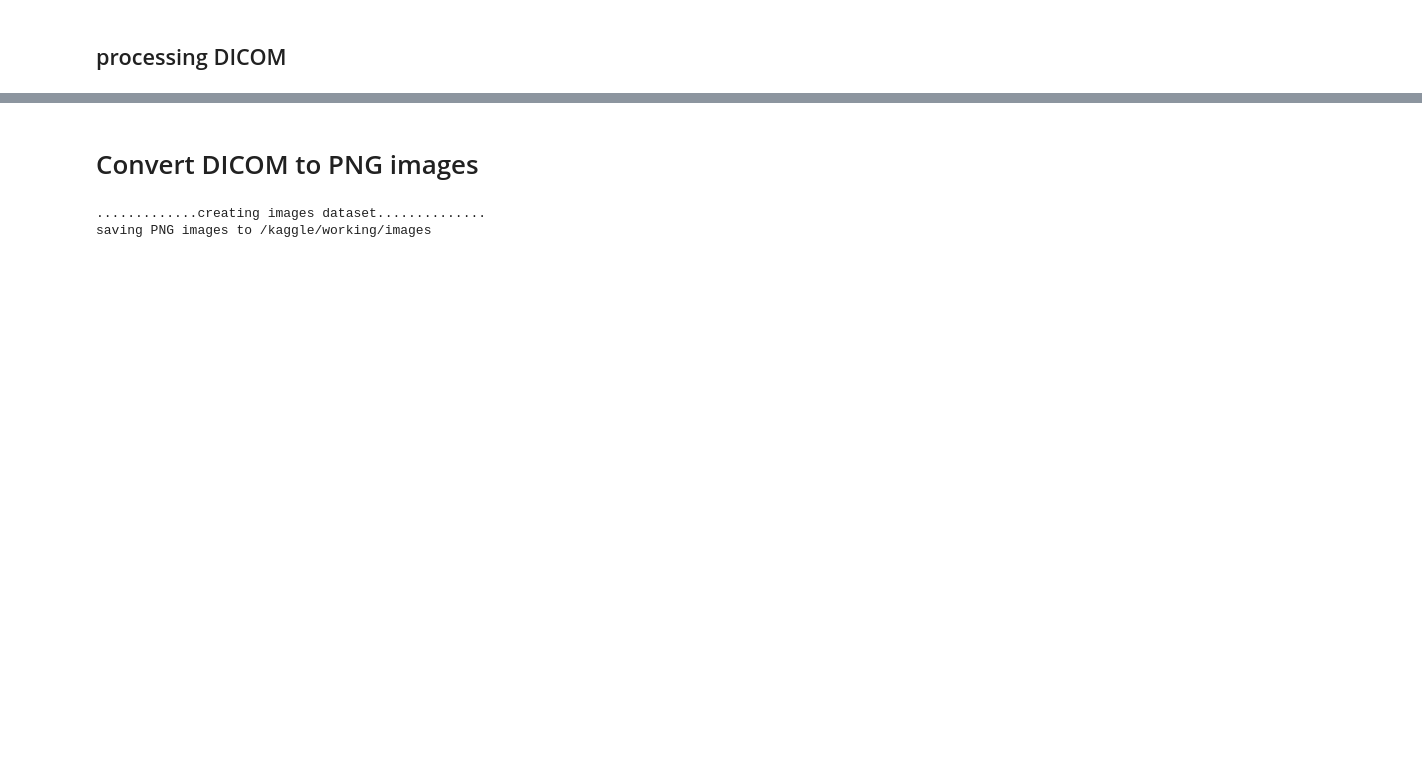
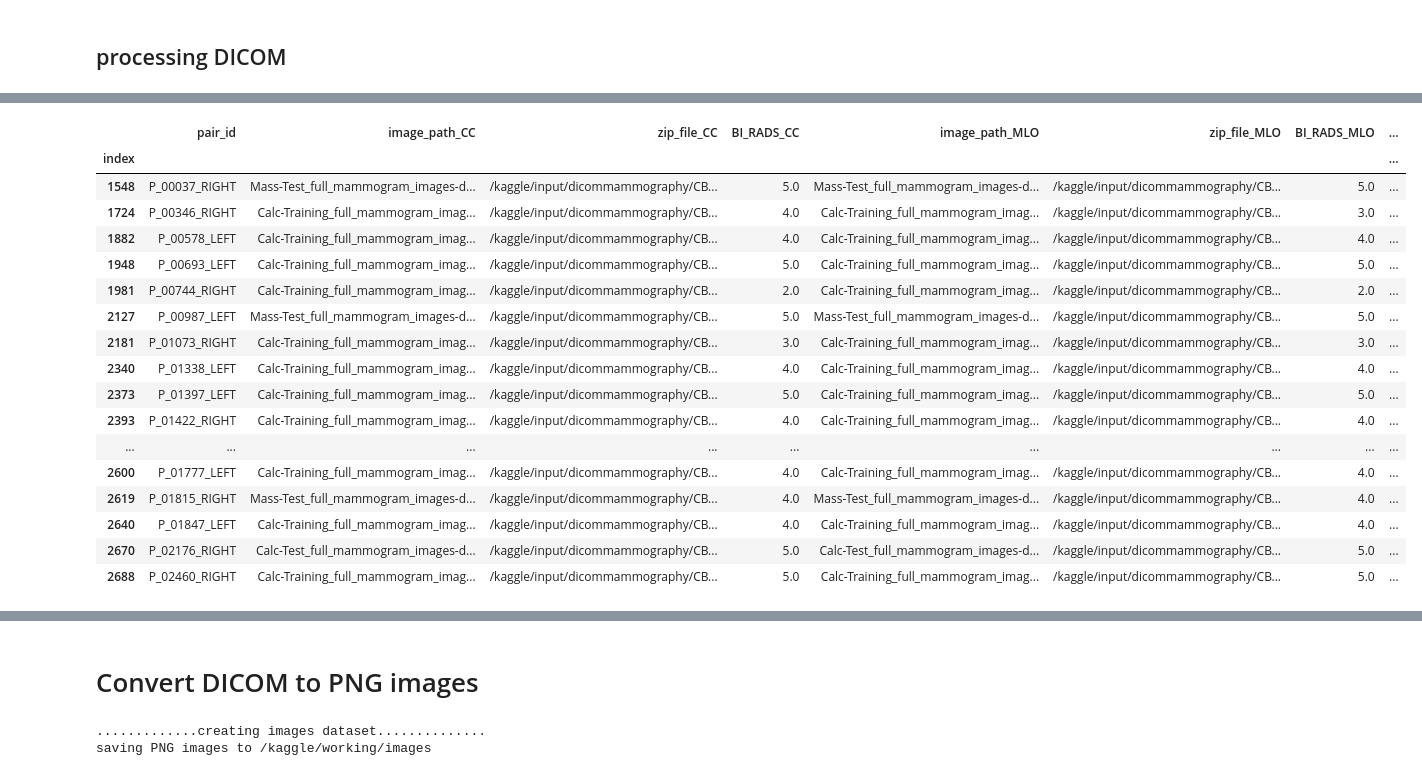
Before and after one commit to yunama47/Klasifikasi-Mammografi, a Jupyter notebook: kaggle_dataset_preprocessing_notebook.ipynb, the cells around one changed output, grey strips where cells are left out. Saved outputs shown, nothing was run; the diff lists cells and outputs as text; code cells hidden in the pictures; blank space fills up the shorter version.

```diff
--- a/kaggle_dataset_preprocessing_notebook.ipynb
+++ b/kaggle_dataset_preprocessing_notebook.ipynb
@@ -388,0 +423,38 @@ kesimpulan : dapat diabaikan
+# %%
+import os
+import multiprocessing as mp
+from tqdm import tqdm
+
+
+def inspection(row):
+    index, row = row
+    infos = {"index":index, "pair_id":row['pair_id']}
+    paths_cc = (row["image_path_CC"], row["zip_file_CC"])
+    paths_mlo = (row["image_path_MLO"], row["zip_file_MLO"])
+    (img_cc, img_mlo), *misch = load_dicom_from_zip(paths_cc, paths_mlo, return_misc=True)
+    (pct75_cc, pct75_mlo), lat_befores, lat_afters = misch
+    infos["pct75_cc"] = pct75_cc
+    infos["pct75_mlo"] = pct75_mlo
+    lat_befores = np.unique(lat_befores)
+    lat_afters = np.unique(lat_afters)
+    infos["lat_before_unique"] = len(lat_befores) == 1
+    infos["lat_after_unique"] = len(lat_befores) == 1
+    infos["lat_before_eq_lat_after"] = (lat_befores == lat_afters).all()
+    return infos
+
+
+def run_inspection(df):
+    # start process
+    with mp.Pool(mp.cpu_count()) as p:
+        iterrows = list(df.iterrows())
+        generator = tqdm(
+            p.imap_unordered(inspection, iterrows),
+            total=len(iterrows),
+            desc="running"
+        )
+        return list(generator)
+
+r = run_task_multiprocess(all_multi_view_df.copy())
+r_df = pd.DataFrame(r).sort_values(by="index").set_index('index')
+r_df.to_csv("inspection_report.csv",index=False)
+r_df.head()
@@ -389,2 +491,24 @@ kesimpulan : dapat diabaikan
+# %%
+drop_indexes = r_df[rdf_filter].index
+all_multi_view_df.loc[drop_indexes,:]
+# %% [output]
+|  | pair_id | image_path_CC | zip_file_CC | BI_RADS_CC | image_path_MLO | zip_file_MLO | BI_RADS_MLO | ... |
+| index |  |  |  |  |  |  |  | ... |
+| 1548 | P_00037_RIGHT | Mass-Test_full_mammogram_images-d... | /kaggle/input/dicommammography/CB... | 5.0 | Mass-Test_full_mammogram_images-d... | /kaggle/input/dicommammography/CB... | 5.0 | ... |
+| 1724 | P_00346_RIGHT | Calc-Training_full_mammogram_imag... | /kaggle/input/dicommammography/CB... | 4.0 | Calc-Training_full_mammogram_imag... | /kaggle/input/dicommammography/CB... | 3.0 | ... |
+| 1882 | P_00578_LEFT | Calc-Training_full_mammogram_imag... | /kaggle/input/dicommammography/CB... | 4.0 | Calc-Training_full_mammogram_imag... | /kaggle/input/dicommammography/CB... | 4.0 | ... |
+| 1948 | P_00693_LEFT | Calc-Training_full_mammogram_imag... | /kaggle/input/dicommammography/CB... | 5.0 | Calc-Training_full_mammogram_imag... | /kaggle/input/dicommammography/CB... | 5.0 | ... |
+| 1981 | P_00744_RIGHT | Calc-Training_full_mammogram_imag... | /kaggle/input/dicommammography/CB... | 2.0 | Calc-Training_full_mammogram_imag... | /kaggle/input/dicommammography/CB... | 2.0 | ... |
+| 2127 | P_00987_LEFT | Mass-Test_full_mammogram_images-d... | /kaggle/input/dicommammography/CB... | 5.0 | Mass-Test_full_mammogram_images-d... | /kaggle/input/dicommammography/CB... | 5.0 | ... |
+| 2181 | P_01073_RIGHT | Calc-Training_full_mammogram_imag... | /kaggle/input/dicommammography/CB... | 3.0 | Calc-Training_full_mammogram_imag... | /kaggle/input/dicommammography/CB... | 3.0 | ... |
+| 2340 | P_01338_LEFT | Calc-Training_full_mammogram_imag... | /kaggle/input/dicommammography/CB... | 4.0 | Calc-Training_full_mammogram_imag... | /kaggle/input/dicommammography/CB... | 4.0 | ... |
+| 2373 | P_01397_LEFT | Calc-Training_full_mammogram_imag... | /kaggle/input/dicommammography/CB... | 5.0 | Calc-Training_full_mammogram_imag... | /kaggle/input/dicommammography/CB... | 5.0 | ... |
+| 2393 | P_01422_RIGHT | Calc-Training_full_mammogram_imag... | /kaggle/input/dicommammography/CB... | 4.0 | Calc-Training_full_mammogram_imag... | /kaggle/input/dicommammography/CB... | 4.0 | ... |
+| ... | ... | ... | ... | ... | ... | ... | ... | ... |
+| 2600 | P_01777_LEFT | Calc-Training_full_mammogram_imag... | /kaggle/input/dicommammography/CB... | 4.0 | Calc-Training_full_mammogram_imag... | /kaggle/input/dicommammography/CB... | 4.0 | ... |
+| 2619 | P_01815_RIGHT | Mass-Test_full_mammogram_images-d... | /kaggle/input/dicommammography/CB... | 4.0 | Mass-Test_full_mammogram_images-d... | /kaggle/input/dicommammography/CB... | 4.0 | ... |
+| 2640 | P_01847_LEFT | Calc-Training_full_mammogram_imag... | /kaggle/input/dicommammography/CB... | 4.0 | Calc-Training_full_mammogram_imag... | /kaggle/input/dicommammography/CB... | 4.0 | ... |
+| 2670 | P_02176_RIGHT | Calc-Test_full_mammogram_images-d... | /kaggle/input/dicommammography/CB... | 5.0 | Calc-Test_full_mammogram_images-d... | /kaggle/input/dicommammography/CB... | 5.0 | ... |
+| 2688 | P_02460_RIGHT | Calc-Training_full_mammogram_imag... | /kaggle/input/dicommammography/CB... | 5.0 | Calc-Training_full_mammogram_imag... | /kaggle/input/dicommammography/CB... | 5.0 | ... |
 # %%
 ncol = 4
```
Also changed, not shown: parts of 15 cells of this notebook.
